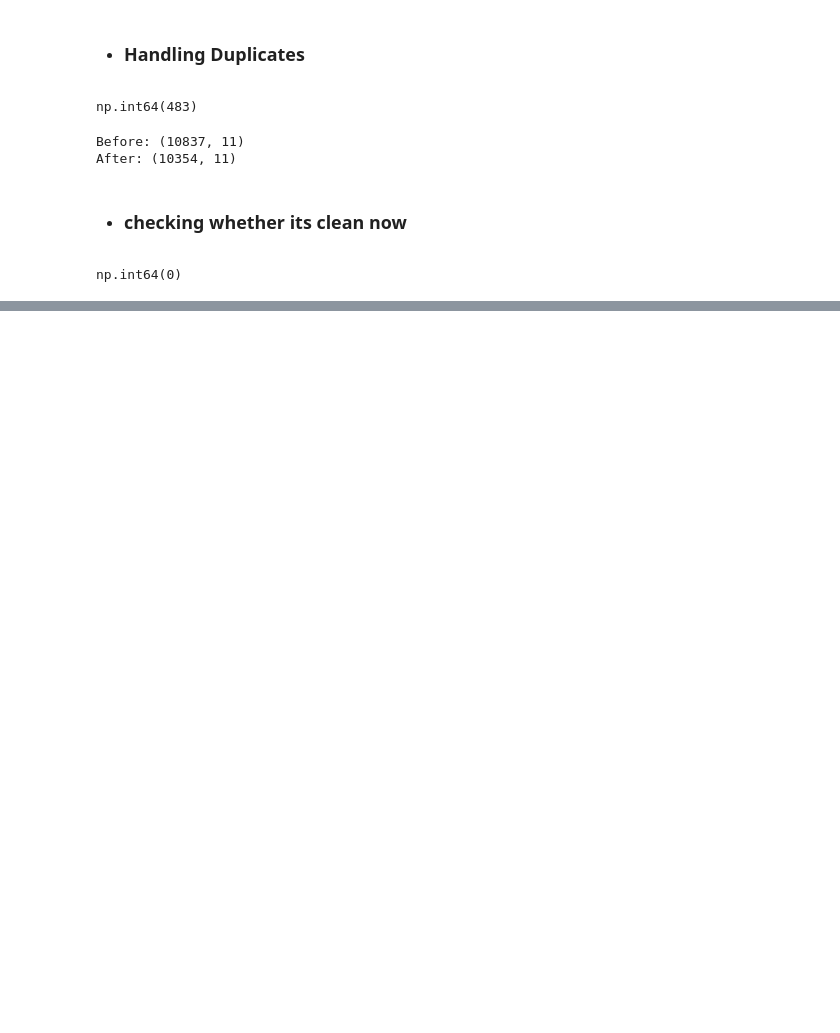
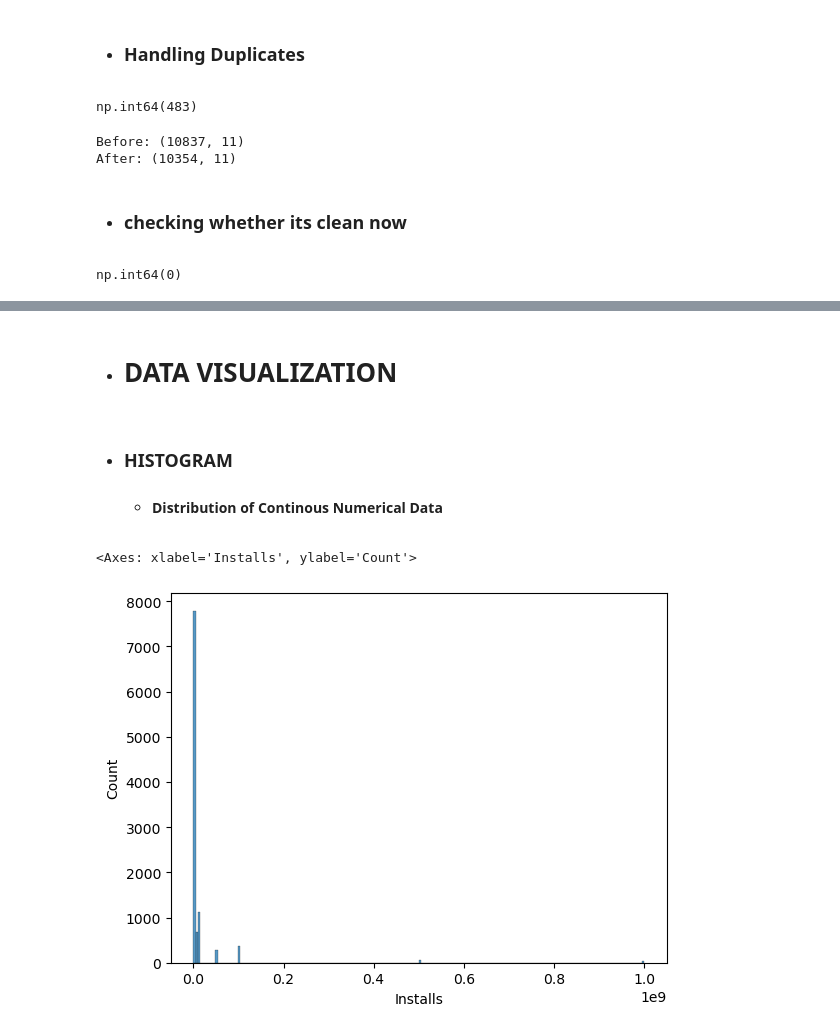
Before and after one commit to Aflah2512/Play_Store_Data_Analysis, a Jupyter notebook: PLAYSTOREDATAANALYSIS.ipynb, the cells around one changed output, grey strips where cells are left out. Cells and saved outputs as stored; diff of their text form; code cells hidden in the pictures; blank space fills up the shorter version.

Commit message:
Cleaned Data For Analysis

```diff
--- a/PLAYSTOREDATAANALYSIS.ipynb
+++ b/PLAYSTOREDATAANALYSIS.ipynb
@@ -791,0 +852,3 @@ df.head()
+# %%
+df_new = pd.read_csv("Playstore_Post_Analysis.csv")
+df_new
@@ -791,0 +1067,5 @@ df.head()
+# %% [markdown]
+- # DATA VISUALIZATION
+# %% [markdown]
+- ### HISTOGRAM
+    - #### Distribution of Continous Numerical Data
@@ -791,0 +1076,5 @@ df.head()
+# %%
+sns.histplot(data=df_new,x="Installs")
+# %% [output]
+<Axes: xlabel='Installs', ylabel='Count'>
+[figure, added]
```
Also changed, not shown: parts of 45 cells of this notebook, 6 other files.
